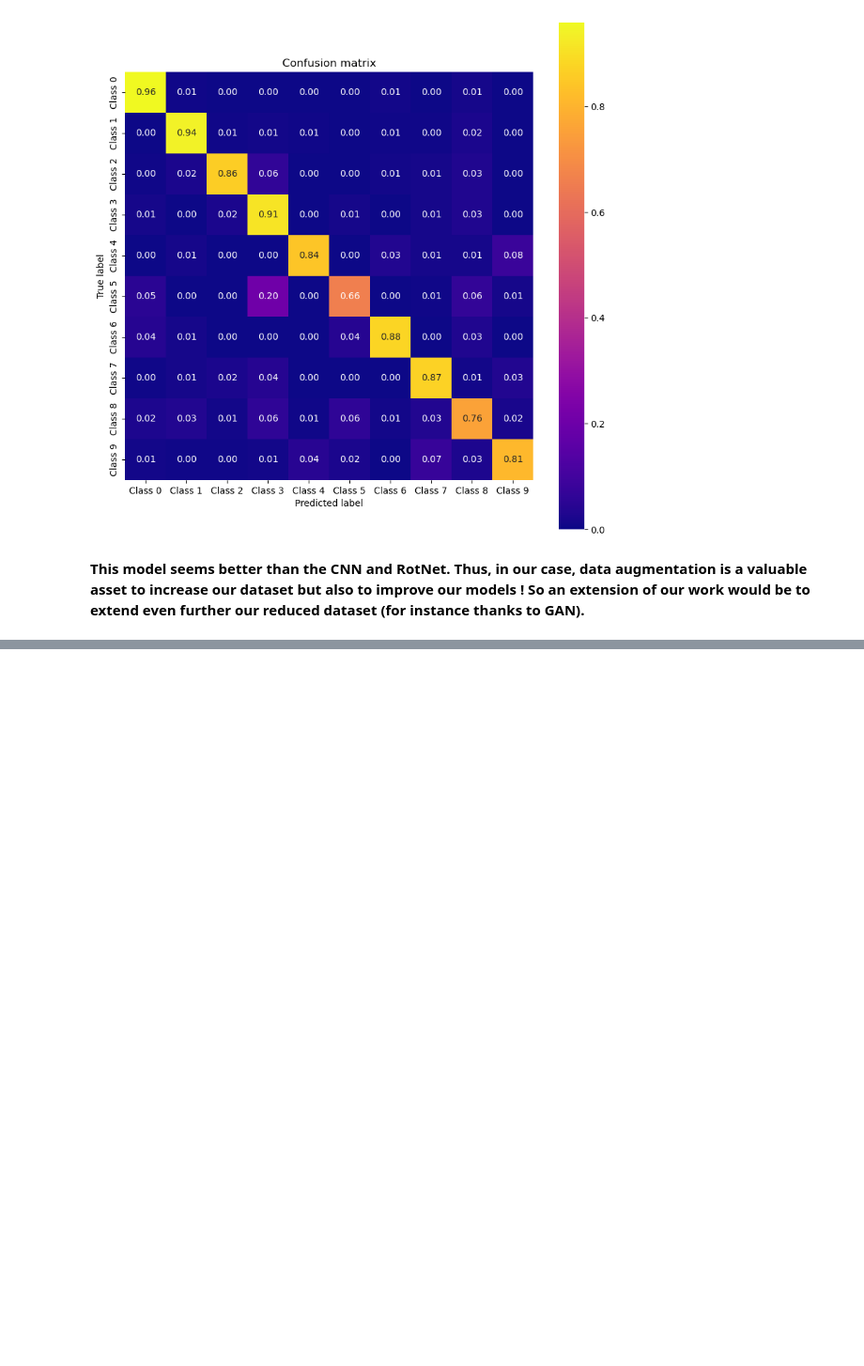
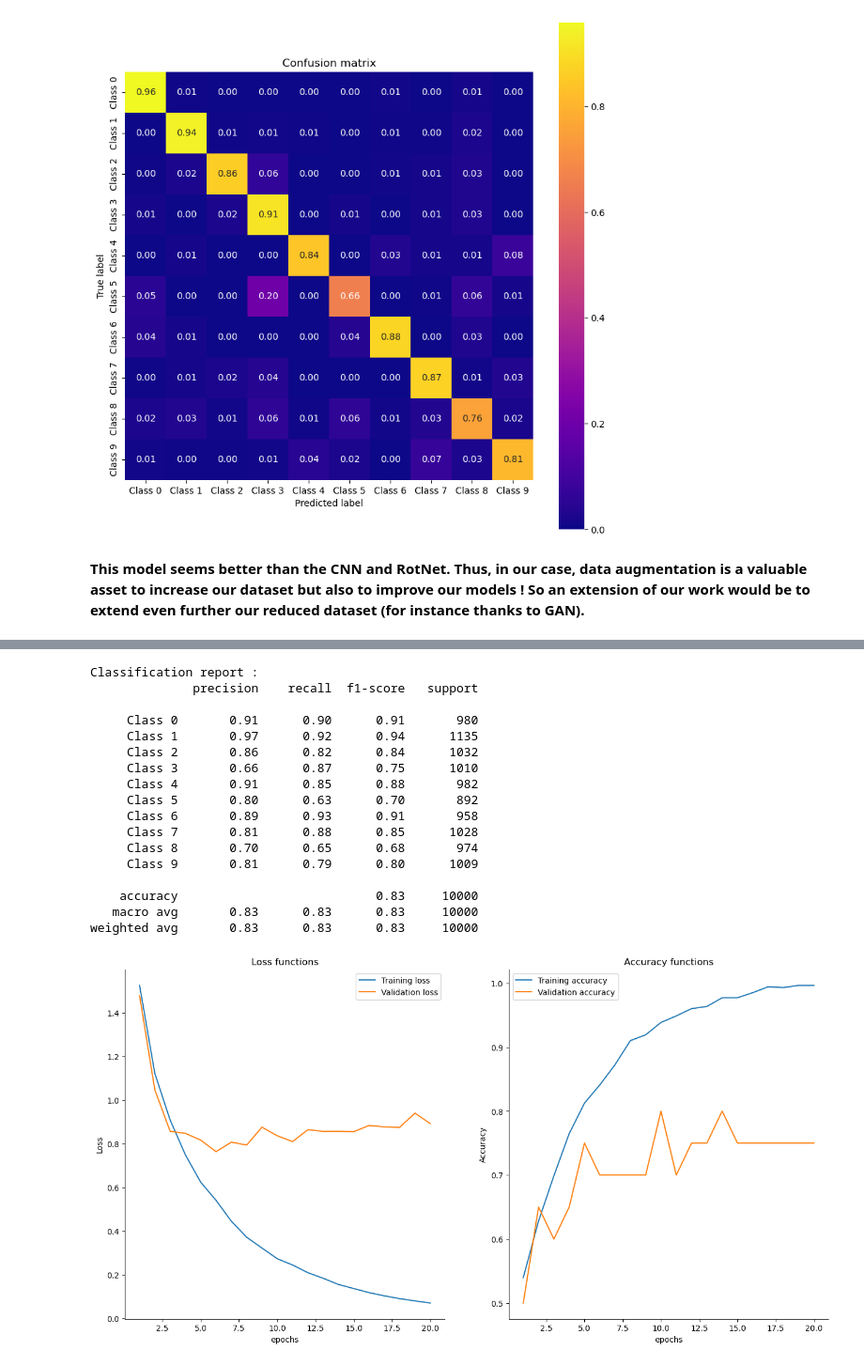
Before and after one commit to DataSaiyentist/RotNet, a Jupyter notebook: notebooks/train.ipynb, the cells around one changed output, grey strips where cells are left out. Shown at 94% size. Drawn from its saved outputs; the diff is of its cells as text; code cells hidden in the pictures; blank space fills up the shorter version.

```diff
--- a/notebooks/train.ipynb
+++ b/notebooks/train.ipynb
@@ -719,0 +763,24 @@ weighted avg       0.86      0.85      0.85     10000
+# %%
+### Model training
+
+# Define the loss function and the optimizer
+
+output_fn = nn.Softmax(dim = 1)
+criterion = nn.CrossEntropyLoss()
+optimizer = optim.Adam(filter(lambda p: p.requires_grad, rotnet_extended.parameters()), lr = 0.01)
+
+# CNN training
+epochs = 20
+args_train = {"train_loader" : trainloader,
+              "val_loader" : validloader,
+              "model" : rotnet_extended,
+              "output_fn" : output_fn,
+              "epochs" : epochs,
+              "optimizer" : optimizer,
+              "criterion" : criterion,
+              "device" : device}
+
+rotnet_extended, (loss_train, acc_train, loss_valid, acc_valid) = train_model(**args_train)
+
+# Save the CNN model
+save_model(rotnet_extended, "../save/models/rotnet_extended.pth")
@@ -719,0 +823,27 @@ weighted avg       0.86      0.85      0.85     10000
+# %%
+### Model evaluation
+
+# Plot the loss and accuracy (at each epoch) for both datasets
+plot_accuracy(epochs, loss_train, loss_valid, acc_train, acc_valid)
+
+# Evaluate the cnn model
+evaluate_model(rotnet_extended, testloader, device)
+# %% [output]
+Classification report :
+              precision    recall  f1-score   support
+
+     Class 0       0.91      0.90      0.91       980
+     Class 1       0.97      0.92      0.94      1135
+     Class 2       0.86      0.82      0.84      1032
+     Class 3       0.66      0.87      0.75      1010
+     Class 4       0.91      0.85      0.88       982
+     Class 5       0.80      0.63      0.70       892
+     Class 6       0.89      0.93      0.91       958
+     Class 7       0.81      0.88      0.85      1028
+     Class 8       0.70      0.65      0.68       974
+     Class 9       0.81      0.79      0.80      1009
+
+    accuracy                           0.83     10000
+   macro avg       0.83      0.83      0.83     10000
+weighted avg       0.83      0.83      0.83     10000
+[figure, added]
```
Also changed, not shown: parts of 10 cells of this notebook, 2 other files.
